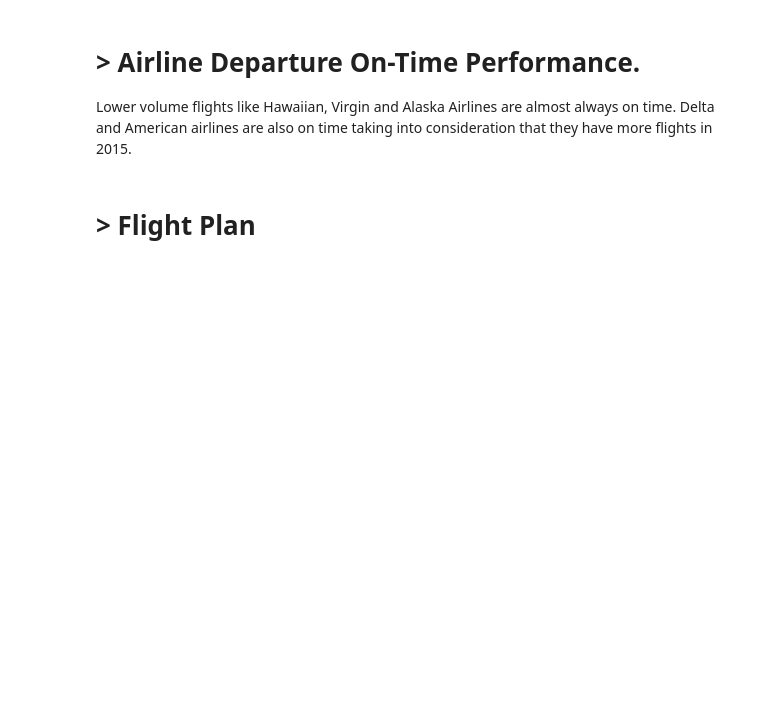
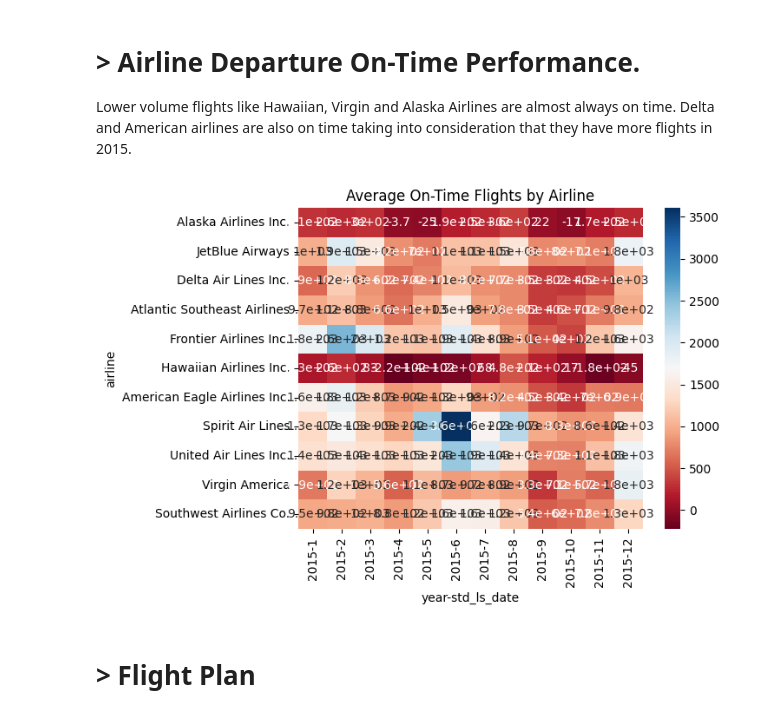
Before and after one commit to cmd-master/airline, a Jupyter notebook: airline-delays.ipynb, the cells around one changed output. Drawn from its saved outputs; the diff is of its cells as text; code cells hidden in the pictures; blank space fills up the shorter version.

```diff
--- a/airline-delays.ipynb
+++ b/airline-delays.ipynb
@@ -144,12 +248,14 @@ There was a Merger of American Airlines and US Airways in June 2015. Southwest,
 # > Airline Departure On-Time Performance.
 Lower volume flights like Hawaiian, Virgin and Alaska Airlines are almost always on time. Delta and American airlines are also on time taking into consideration that they have more flights in 2015.
 # %%
-# g = train.query('cancelled == 0 and diverted == 0')
-# g = g.pivot_table(target, index='airline'
-#              , columns=[g['year'], g['std_date'].dt.month]
-#              , aggfunc='mean')  * 100
-# g.index = g.index.map(rairline.set_index('IATA_CODE')['AIRLINE'])
-# sns.heatmap(g, annot=True, cmap='RdBu')
-# plt.title('Average On-Time Flights by Airline');
+g = train.query('cancelled == 0 and diverted == 0')
+g = g.pivot_table(target, index='airline'
+             , columns=[g['year'], g['std_ls_date'].dt.month]
+             , aggfunc='mean')  * 100
+g.index = g.index.map(airl.set_index('IATA_CODE')['AIRLINE'])
+sns.heatmap(g, annot=True, cmap='RdBu')
+plt.title('Average On-Time Flights by Airline');
+# %% [output]
+[figure, added]
 # %% [markdown]
 # > Flight Plan
```
Also changed, not shown: parts of 21 cells of this notebook.
